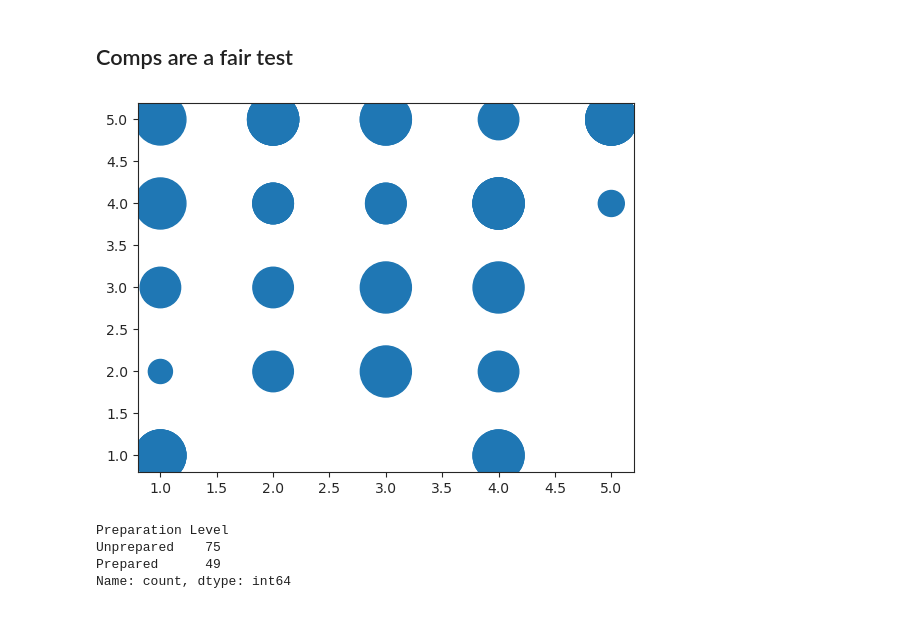
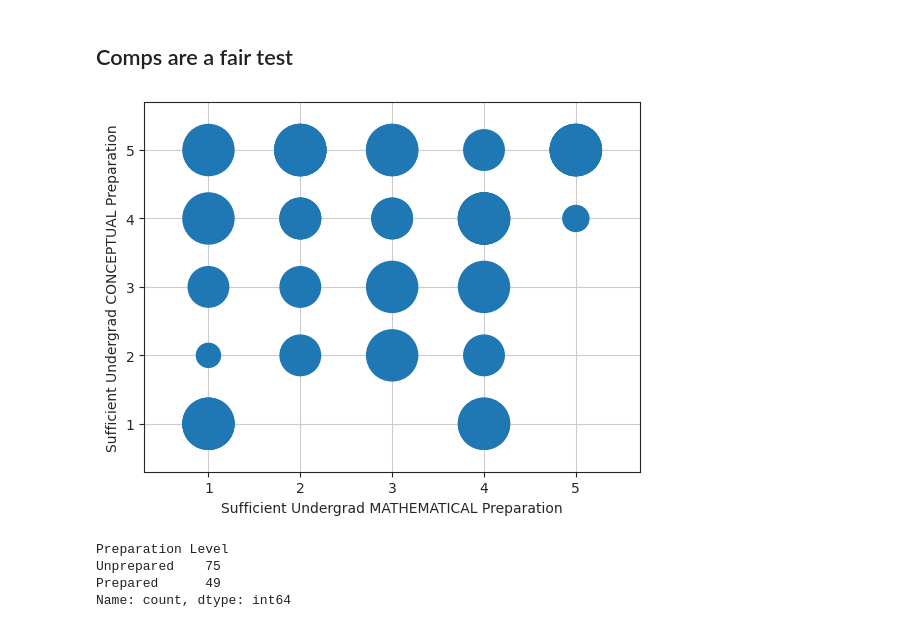
Before and after one commit to melilly/qol-survey, a Jupyter notebook: Melissa_Survey.ipynb, the cells around one changed output. Cells and saved outputs as stored; diff of their text form; code cells hidden in the pictures.

```diff
--- a/Melissa_Survey.ipynb
+++ b/Melissa_Survey.ipynb
@@ -148,16 +148,22 @@ from collections import Counter
 def get_weights(a, b, data, size=100):
     counts = Counter(zip(data[a],data[b])).values()
     return [size*i for i in counts for _ in range(i)]
-weights = get_weights('Undergrad Prep Math', 'Undergrad Prep Concept', QOLData, size=50)
-
-plt.scatter('Undergrad Prep Math', 'Undergrad Prep Concept', data=QOLData, s=weights)
-
-#plt.pcolor(QOLData['Undergrad Prep Concept','Undergrad Prep Math'])
-#plt.imshow(concept, cmap='hot', interpolation='nearest')
-
-plt.show()
-# %% [output]
-[figure, removed]
+# %%
+weights = get_weights('Undergrad Prep Math', 'Undergrad Prep Concept', QOLData, size=50)
+
+plt.scatter('Undergrad Prep Math', 'Undergrad Prep Concept', data=QOLData, s=weights)
+
+
+plt.xlabel('Sufficient Undergrad MATHEMATICAL Preparation')
+plt.ylabel('Sufficient Undergrad CONCEPTUAL Preparation')
+plt.xticks([1,2,3,4,5])
+plt.yticks([1,2,3,4,5])
+plt.xlim(0.3,5.7)
+plt.ylim(0.3,5.7)
+plt.grid()
+plt.show()
+# %% [output]
+[figure, added]
 # %%
 QOLPreparation = QOLData.copy()
 
```
Also changed, not shown: parts of 1 cell of this notebook.
